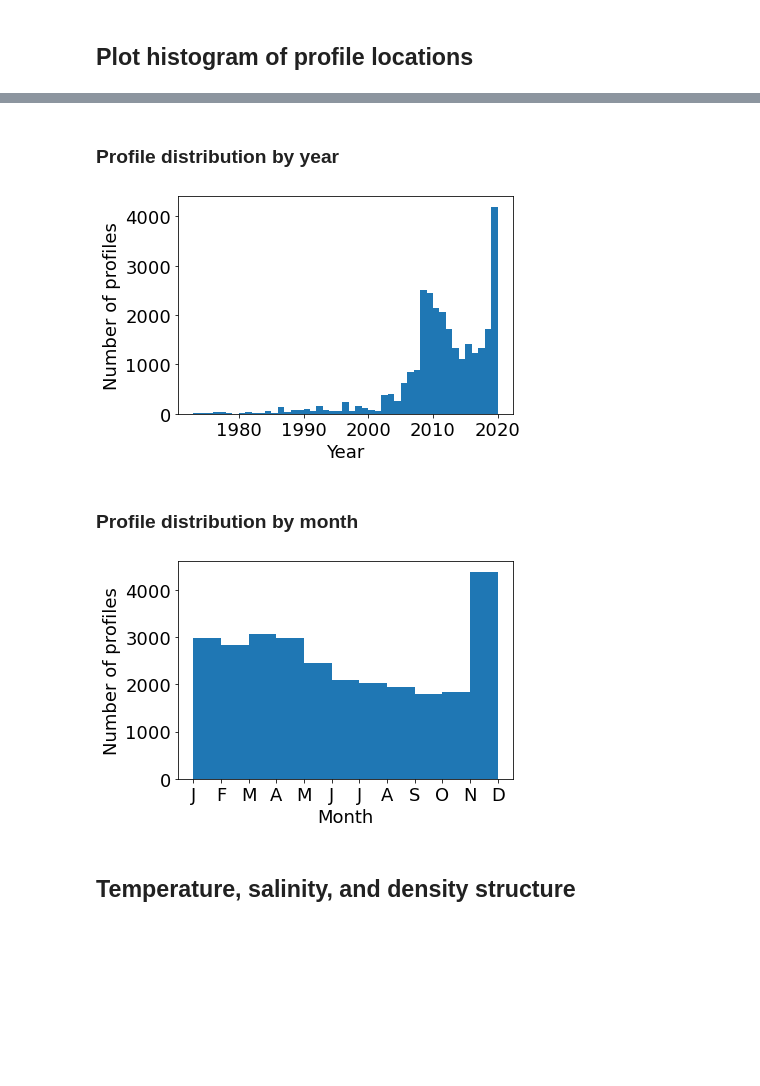
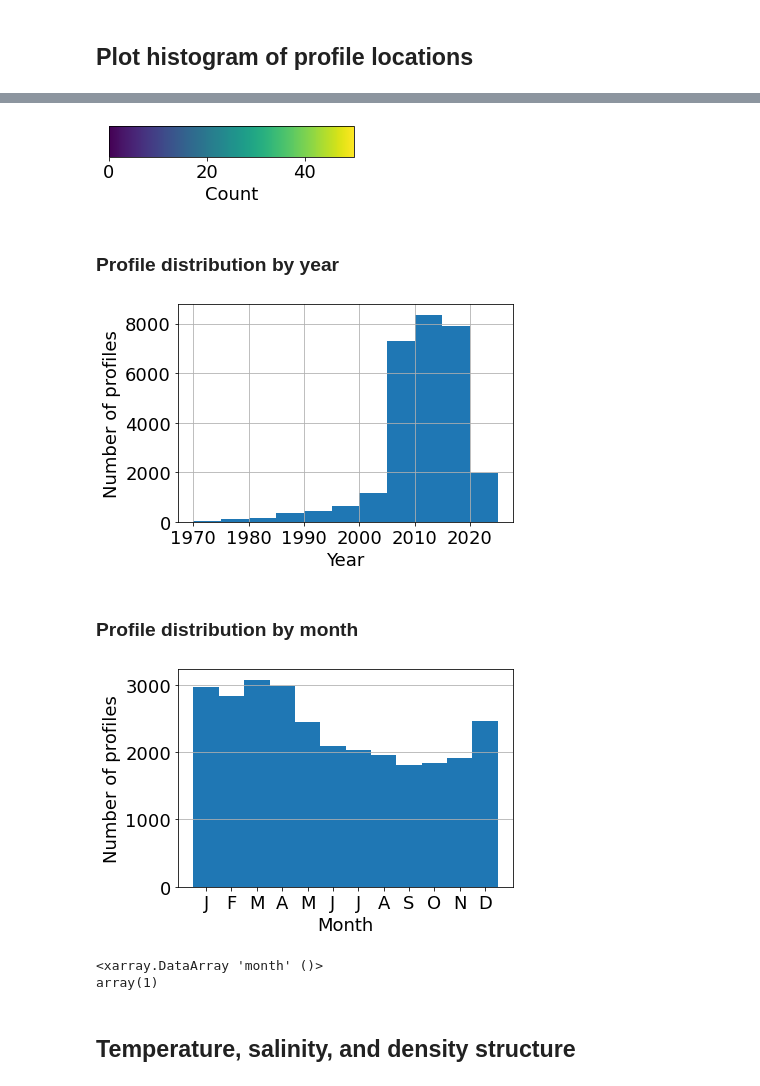
Before and after one commit to so-wise/weddell_gyre_clusters, a Jupyter notebook: src/1_profile_distribution.ipynb, the cells around one changed output, grey strips where cells are left out. Cells and saved outputs as stored; diff of their text form; code cells hidden in the pictures; blank space fills up the shorter version.

```diff
--- a/src/1_profile_distribution.ipynb
+++ b/src/1_profile_distribution.ipynb
@@ -30,7 +30,7 @@ warnings.filterwarnings('ignore')
 descrip = 'WeddellOnly' # extra description for filename
 data_location = '../../so-chic-data/' # input data location
 classified_data_location = 'models/profiles_-65to80lon_-85to-30lat_20to1000depth_5K_allDomain_revised.nc'
-ploc = 'plots/plots_WeddellClassOnly_top1000m_K04_forOSM22_forPaper/'
+ploc = 'plots/plots_WeddellClassOnly_top1000m_K04_forPaperRevisions/'
 dloc = 'models/'
 
 # if plot directory doesn't exist, create it
@@ -104,27 +104,48 @@ file_io.load_bathymetry
+# %%
+    # separate colorbar
+    a = np.array([[0,50]])
+    plt.figure(figsize=(4.25, 0.71))
+    img = plt.imshow(a, cmap="viridis")
+    plt.gca().set_visible(False)
+    cax = plt.axes([0.1, 0.2, 0.8, 0.6])
+    cbar = plt.colorbar(orientation="horizontal", cax=cax)
+    cbar.ax.tick_params(labelsize=fs)
+    cbar.set_label("Count", fontsize=fs)
+    plt.savefig(ploc + 'histogram_latlon_map_colorbar.png', bbox_inches='tight')
+    plt.savefig(ploc + 'histogram_latlon_map_colorbar.pdf', bbox_inches='tight')
+    plt.show()
+    plt.close()
+# %% [output]
+[figure, added]
 # %% [markdown]
 ### Profile distribution by year
 # %%
 # histogram of distribution by year
-xr.plot.hist(profiles_antarctic.year, bins=np.arange(profiles_antarctic.year.min(), profiles_antarctic.year.max()+1))
+#xr.plot.hist(profiles_antarctic.year, bins=np.arange(profiles_antarctic.year.min(), profiles_antarctic.year.max()+1))
+bins=[1970,1975,1980,1985,1990,1995,2000,2005,2010,2015,2020,2025]
+xr.plot.hist(profiles_antarctic.year, bins=bins)
 plt.xlabel('Year', fontsize=fs)
 plt.ylabel('Number of profiles', fontsize=fs)
+plt.xticks([1970,1980,1990,2000,2010,2020])
+plt.grid(visible=True)
 plt.tick_params(axis='x', labelsize=fs)
 plt.tick_params(axis='y', labelsize=fs)
 plt.savefig(ploc+'WeddellOnly_hist_byYear.png',bbox_inches='tight')
 plt.savefig(ploc+'WeddellOnly_hist_byYear.pdf',bbox_inches='tight')
 plt.show()
 plt.close()
 # %% [output]
-[figure, old version]
+[figure, new version]
 # %% [markdown]
 ### Profile distribution by month
 # %%
 # histogram of distribution by month
-xr.plot.hist(profiles_antarctic.month, bins=np.arange(1,13))
+xr.plot.hist(profiles_antarctic.month, bins=[1,2,3,4,5,6,7,8,9,10,11,12,13])
 plt.xlabel('Month', fontsize=fs)
 plt.ylabel('Number of profiles', fontsize=fs)
 ms = ['J','F','M','A','M','J','J','A','S','O','N','D'];
-plt.xticks(np.arange(1, 13, step=1), ms)
+plt.xticks(np.arange(1.5, 13.5, step=1), ms)
+plt.grid(visible=True, axis='y')
 plt.tick_params(axis='x', labelsize=fs)
 plt.tick_params(axis='y', labelsize=fs)
 plt.savefig(ploc+'WeddellOnly_hist_byMonth.png',bbox_inches='tight')
@@ -132,7 +153,12 @@ plt.savefig(ploc+'WeddellOnly_hist_byMonth.pdf',bbox_inches='tight')
 plt.show()
 plt.close()
 # %% [output]
-[figure, old version]
+[figure, new version]
+# %%
+profiles_antarctic.month.min()
+# %% [output]
+<xarray.DataArray 'month' ()>
+array(1)
 # %% [markdown]
 ## Temperature, salinity, and density structure
 # %%
```
Also changed, not shown: parts of 13 cells of this notebook, 26 other files.
